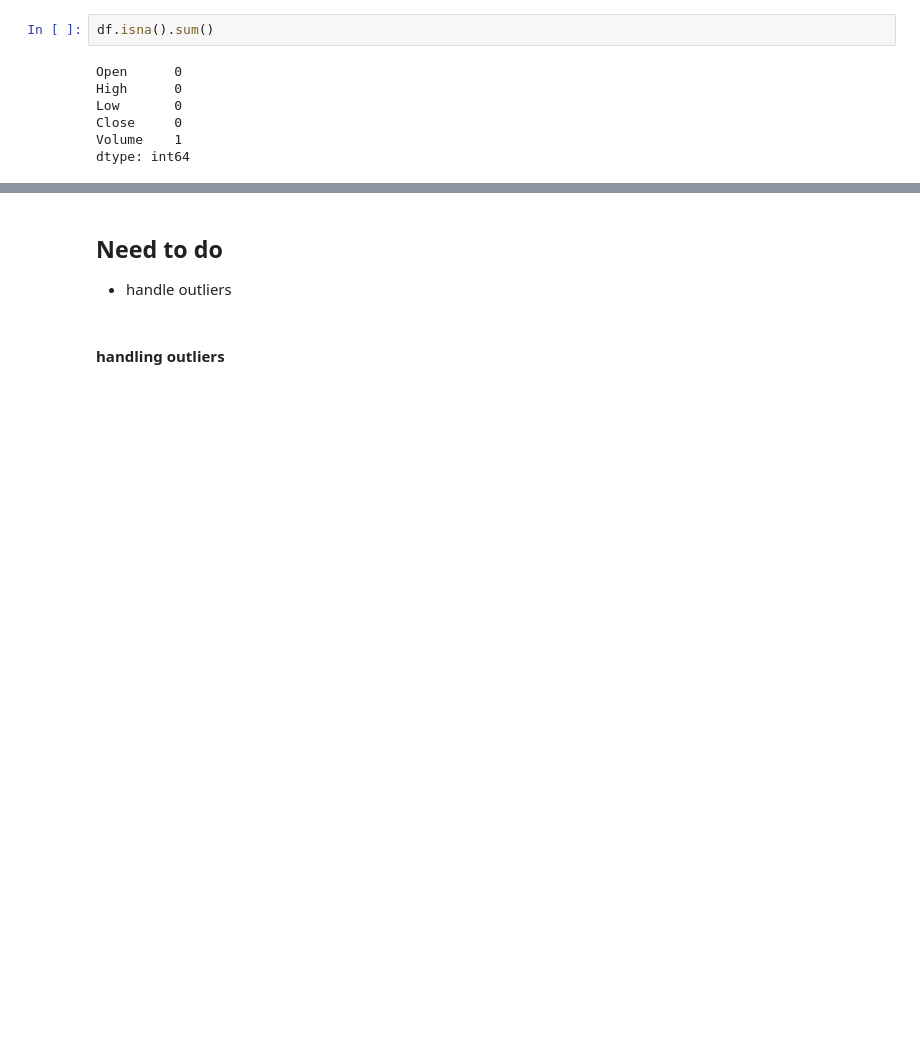
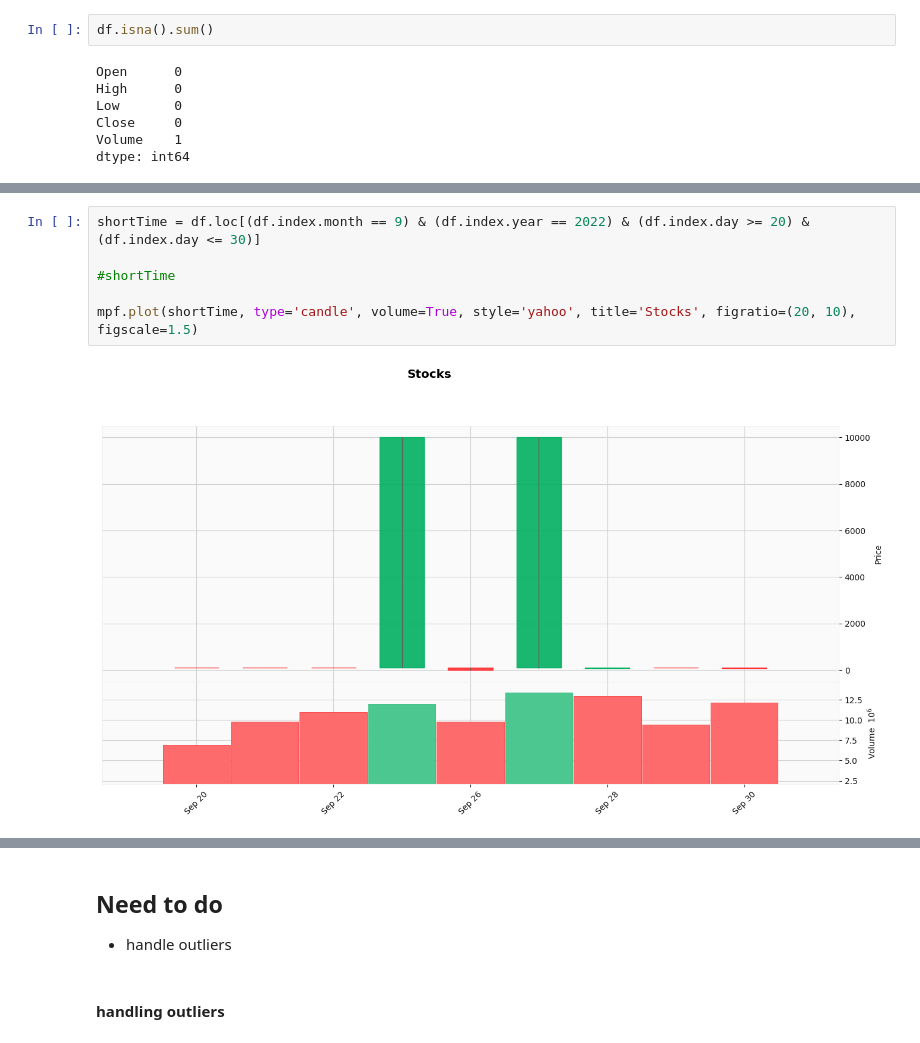
Before and after one commit to HillelCharbit/Trading-Algorithm-Project---google-trends, a Jupyter notebook: tom_jupyter_notebook.ipynb, the cells around one changed output, grey strips where cells are left out. Cells and saved outputs as stored; diff of their text form; blank space fills up the shorter version.

```diff
--- a/tom_jupyter_notebook.ipynb
+++ b/tom_jupyter_notebook.ipynb
@@ -83,0 +87,8 @@ df
+# %%
+shortTime = df.loc[(df.index.month == 9) & (df.index.year == 2022) & (df.index.day >= 20) & (df.index.day <= 30)]
+
+#shortTime
+
+mpf.plot(shortTime, type='candle', volume=True, style='yahoo', title='Stocks', figratio=(20, 10), figscale=1.5)
+# %% [output]
+[figure, added]
```
Also changed, not shown: parts of 12 cells of this notebook.
